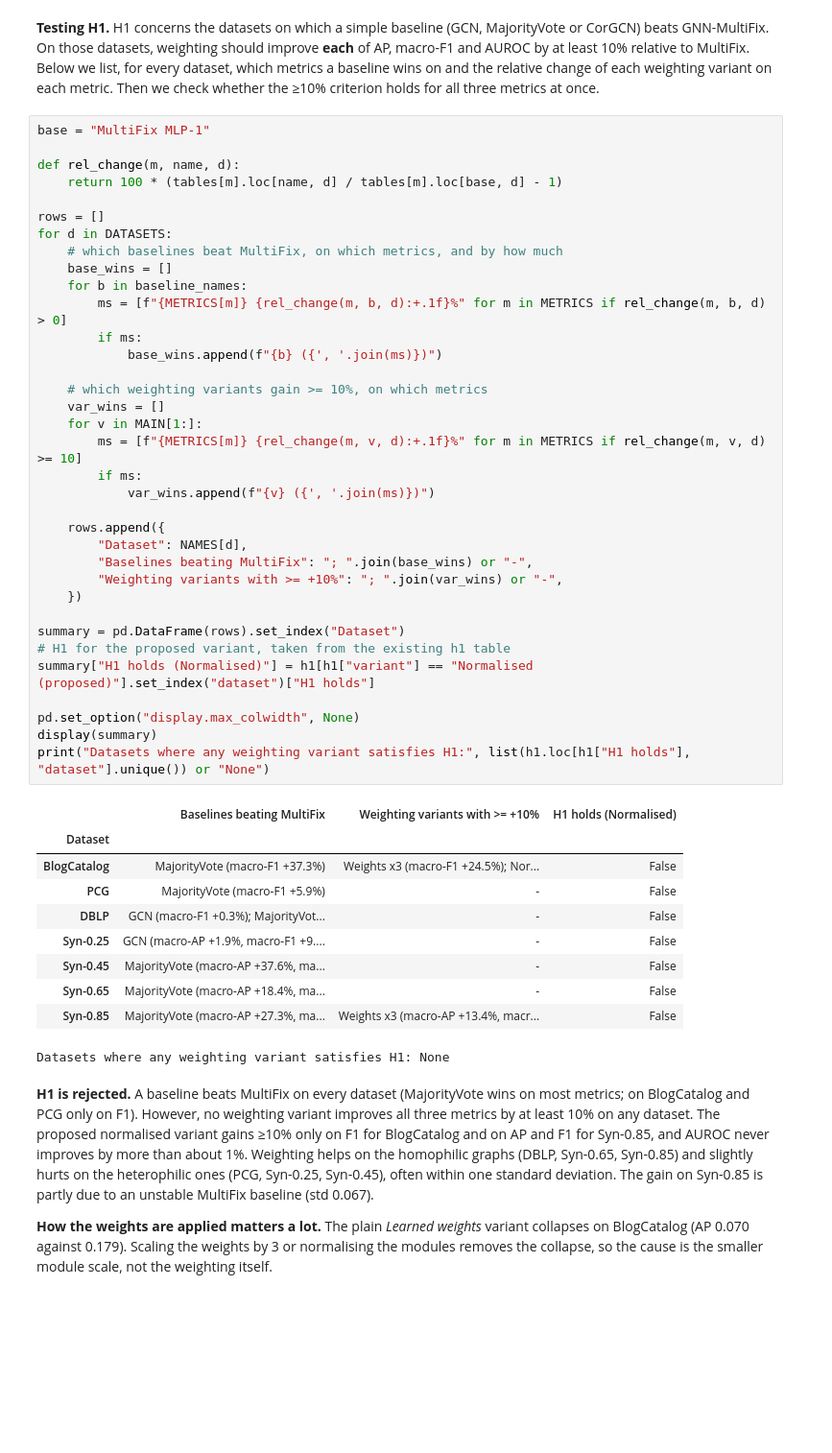
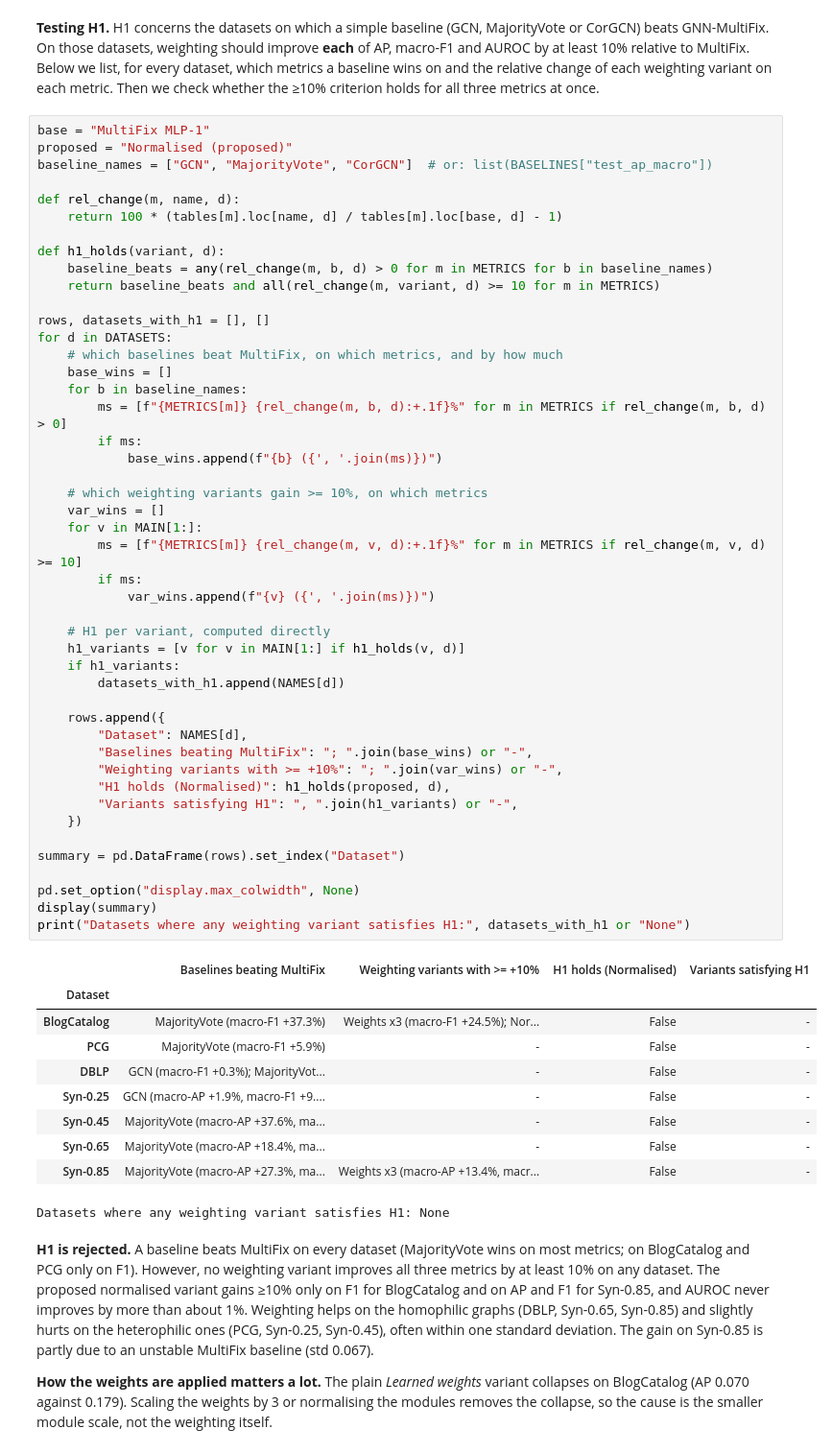
Before and after one commit to TimH149/GraphML, a Jupyter notebook: Project_Notebook.ipynb, the cells around one changed output. Shown at 96% size. Drawn from its saved outputs; the diff is of its cells as text; blank space fills up the shorter version.

```diff
--- a/Project_Notebook.ipynb
+++ b/Project_Notebook.ipynb
@@ -694,49 +714,60 @@ plt.show()
 **Testing H1.** H1 concerns the datasets on which a simple baseline (GCN, MajorityVote or CorGCN) beats GNN-MultiFix. On those datasets, weighting should improve **each** of AP, macro-F1 and AUROC by at least 10% relative to MultiFix. Below we list, for every dataset, which metrics a baseline wins on and the relative change of each weighting variant on each metric. Then we check whether the ≥10% criterion holds for all three metrics at once.
 # %%
 base = "MultiFix MLP-1"
+proposed = "Normalised (proposed)"
+baseline_names = ["GCN", "MajorityVote", "CorGCN"]  # or: list(BASELINES["test_ap_macro"])
 
 def rel_change(m, name, d):
     return 100 * (tables[m].loc[name, d] / tables[m].loc[base, d] - 1)
 
-rows = []
+def h1_holds(variant, d):
+    baseline_beats = any(rel_change(m, b, d) > 0 for m in METRICS for b in baseline_names)
+    return baseline_beats and all(rel_change(m, variant, d) >= 10 for m in METRICS)
+
+rows, datasets_with_h1 = [], []
 for d in DATASETS:
     # which baselines beat MultiFix, on which metrics, and by how much
     base_wins = []
     for b in baseline_names:
         ms = [f"{METRICS[m]} {rel_change(m, b, d):+.1f}%" for m in METRICS if rel_change(m, b, d) > 0]
         if ms:
             base_wins.append(f"{b} ({', '.join(ms)})")
 
     # which weighting variants gain >= 10%, on which metrics
     var_wins = []
     for v in MAIN[1:]:
         ms = [f"{METRICS[m]} {rel_change(m, v, d):+.1f}%" for m in METRICS if rel_change(m, v, d) >= 10]
         if ms:
             var_wins.append(f"{v} ({', '.join(ms)})")
 
+    # H1 per variant, computed directly
+    h1_variants = [v for v in MAIN[1:] if h1_holds(v, d)]
+    if h1_variants:
+        datasets_with_h1.append(NAMES[d])
+
     rows.append({
         "Dataset": NAMES[d],
         "Baselines beating MultiFix": "; ".join(base_wins) or "-",
         "Weighting variants with >= +10%": "; ".join(var_wins) or "-",
+        "H1 holds (Normalised)": h1_holds(proposed, d),
+        "Variants satisfying H1": ", ".join(h1_variants) or "-",
     })
 
 summary = pd.DataFrame(rows).set_index("Dataset")
-# H1 for the proposed variant, taken from the existing h1 table
-summary["H1 holds (Normalised)"] = h1[h1["variant"] == "Normalised (proposed)"].set_index("dataset")["H1 holds"]
 
 pd.set_option("display.max_colwidth", None)
 display(summary)
-print("Datasets where any weighting variant satisfies H1:", list(h1.loc[h1["H1 holds"], "dataset"].unique()) or "None")
+print("Datasets where any weighting variant satisfies H1:", datasets_with_h1 or "None")
 # %% [output]
-|  | Baselines beating MultiFix | Weighting variants with >= +10% | H1 holds (Normalised) |
-| Dataset |  |  |  |
-| BlogCatalog | MajorityVote (macro-F1 +37.3%) | Weights x3 (macro-F1 +24.5%); Nor... | False |
-| PCG | MajorityVote (macro-F1 +5.9%) | - | False |
-| DBLP | GCN (macro-F1 +0.3%); MajorityVot... | - | False |
-| Syn-0.25 | GCN (macro-AP +1.9%, macro-F1 +9.... | - | False |
-| Syn-0.45 | MajorityVote (macro-AP +37.6%, ma... | - | False |
-| Syn-0.65 | MajorityVote (macro-AP +18.4%, ma... | - | False |
-| Syn-0.85 | MajorityVote (macro-AP +27.3%, ma... | Weights x3 (macro-AP +13.4%, macr... | False |
+|  | Baselines beating MultiFix | Weighting variants with >= +10% | H1 holds (Normalised) | Variants satisfying H1 |
+| Dataset |  |  |  |  |
+| BlogCatalog | MajorityVote (macro-F1 +37.3%) | Weights x3 (macro-F1 +24.5%); Nor... | False | - |
+| PCG | MajorityVote (macro-F1 +5.9%) | - | False | - |
+| DBLP | GCN (macro-F1 +0.3%); MajorityVot... | - | False | - |
+| Syn-0.25 | GCN (macro-AP +1.9%, macro-F1 +9.... | - | False | - |
+| Syn-0.45 | MajorityVote (macro-AP +37.6%, ma... | - | False | - |
+| Syn-0.65 | MajorityVote (macro-AP +18.4%, ma... | - | False | - |
+| Syn-0.85 | MajorityVote (macro-AP +27.3%, ma... | Weights x3 (macro-AP +13.4%, macr... | False | - |
 Datasets where any weighting variant satisfies H1: None
 # %% [markdown]
 **H1 is rejected.** A baseline beats MultiFix on every dataset (MajorityVote wins on most metrics; on BlogCatalog and PCG only on F1). However, no weighting variant improves all three metrics by at least 10% on any dataset. The proposed normalised variant gains ≥10% only on F1 for BlogCatalog and on AP and F1 for Syn-0.85, and AUROC never improves by more than about 1%. Weighting helps on the homophilic graphs (DBLP, Syn-0.65, Syn-0.85) and slightly hurts on the heterophilic ones (PCG, Syn-0.25, Syn-0.45), often within one standard deviation. The gain on Syn-0.85 is partly due to an unstable MultiFix baseline (std 0.067).
```
Also changed, not shown: parts of 2 cells of this notebook.
